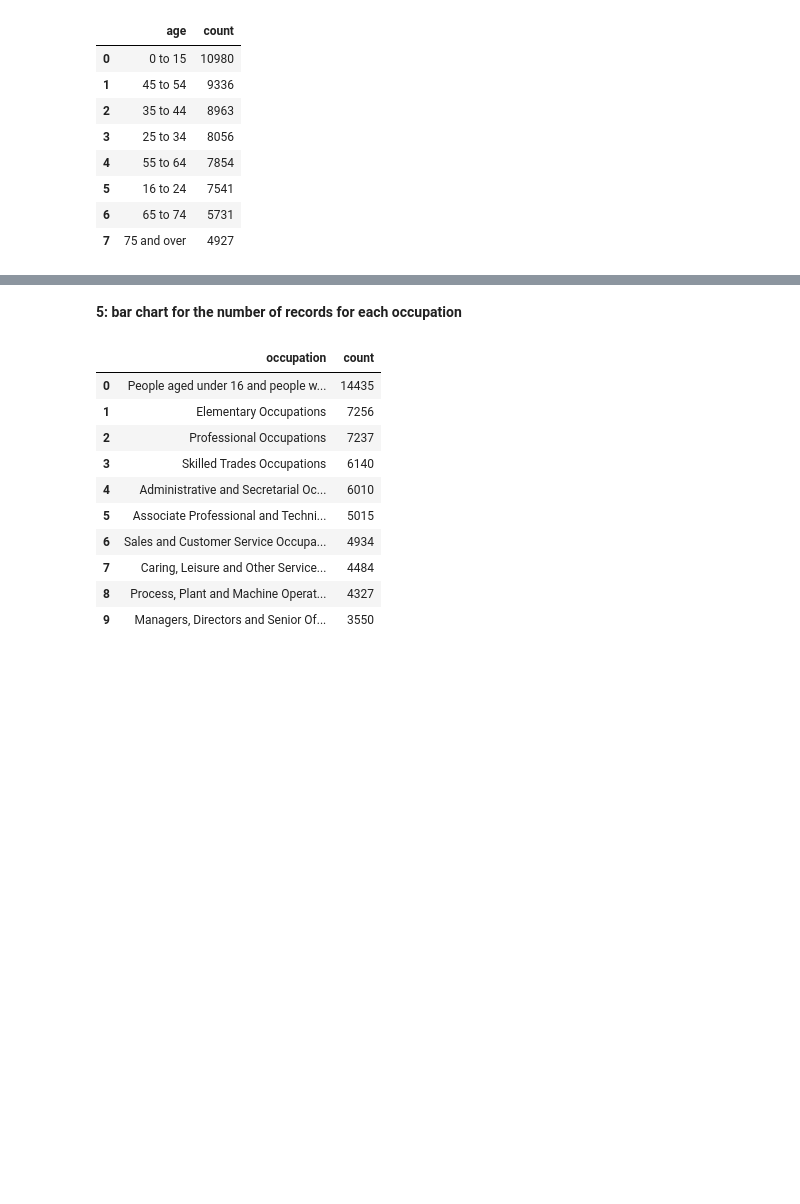
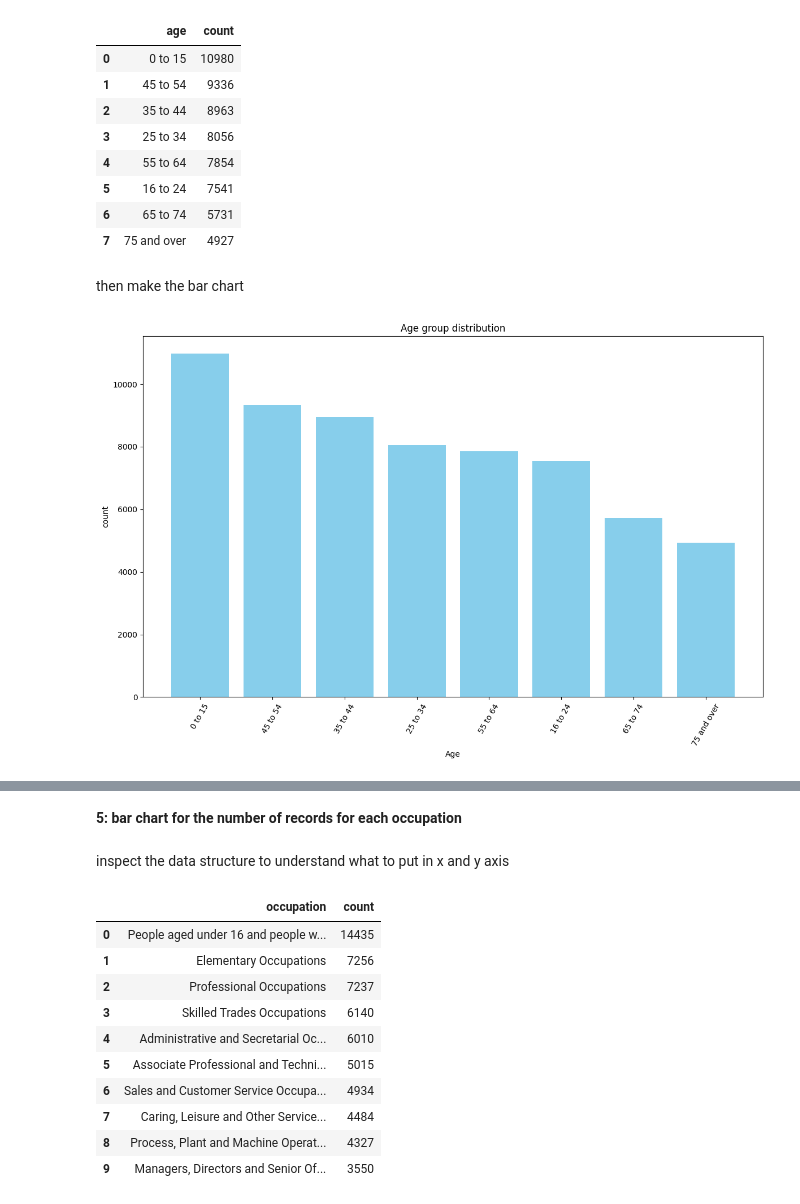
Before and after one commit to Weltschmerz7/CS5002_P3, a Jupyter notebook: notebooks/CS5002_P3_200013825.ipynb, the cells around one changed output, grey strips where cells are left out. Saved outputs shown, nothing was run; the diff lists cells and outputs as text; code cells hidden in the pictures; blank space fills up the shorter version.

```diff
--- a/notebooks/CS5002_P3_200013825.ipynb
+++ b/notebooks/CS5002_P3_200013825.ipynb
@@ -167,3 +169,9 @@ results_df_4
 | 5 | 16 to 24 | 7541 |
 | 6 | 65 to 74 | 5731 |
 | 7 | 75 and over | 4927 |
+# %% [markdown]
+then make the bar chart
+# %%
+get_bar(results_df_4, x_col = 'age', y_col = 'count', title = 'Age group distribution', xlabel = 'Age', ylabel = 'count')
+# %% [output]
+[figure, added]
@@ -170,5 +179,7 @@ results_df_4
 # %% [markdown]
 **5: bar chart for the number of records for each occupation**
+# %% [markdown]
+inspect the data structure to understand what to put in x and y axis
 # %%
 Q5_dict = resutlts_dict['occupation_counts']
 results_df_5 = dict_to_df(Q5_dict, col_names= ['occupation', 'count'])
```
Also changed, not shown: parts of 5 cells of this notebook, 2 other files.
